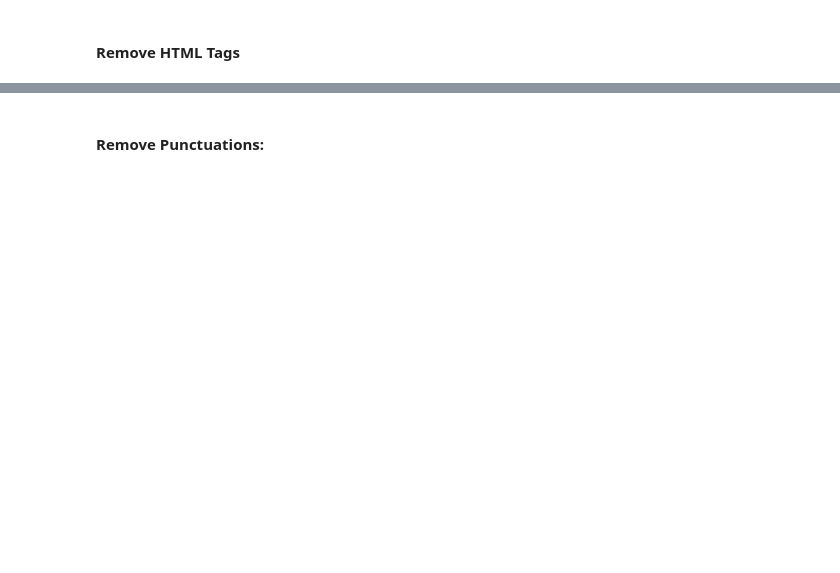
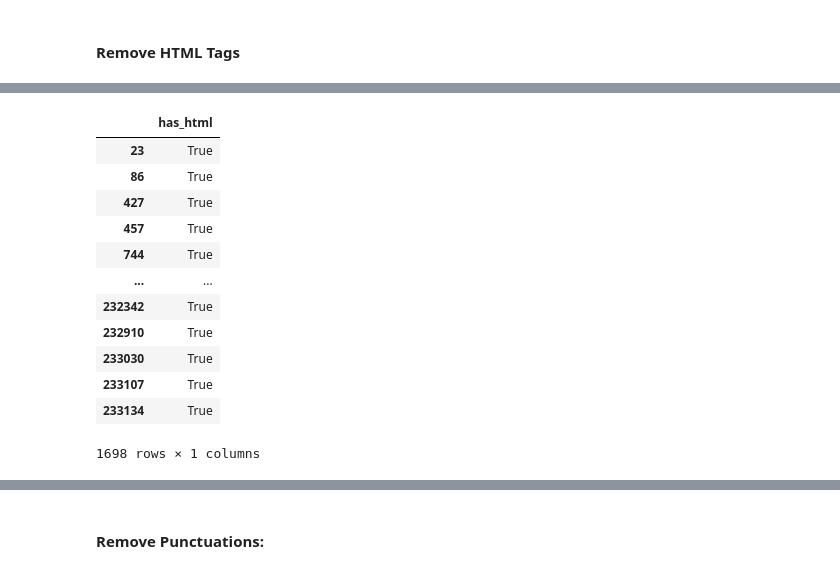
Before and after one commit to joethi/Detect_AIgen_Text, a Jupyter notebook: Scripts/end_to_end_azure_detect_AIgen_text.ipynb, the cells around one changed output, grey strips where cells are left out. Saved outputs shown, nothing was run; the diff lists cells and outputs as text; code cells hidden in the pictures; blank space fills up the shorter version.

```diff
--- a/Scripts/end_to_end_azure_detect_AIgen_text.ipynb
+++ b/Scripts/end_to_end_azure_detect_AIgen_text.ipynb
@@ -217,3 +408,21 @@ df_human_pcs["TEXT"] = df_human_pcs["TEXT"].apply(lambda x : remove_emoji(x))
+# %%
+df_AI_dummy = pd.DataFrame()
+df_AI_dummy["has_html"] = df_AI_pcs["output"].apply(lambda x: contains_html(x))
+df_AI_dummy[df_AI_dummy["has_html"] == True]
+# %% [output]
+|  | has_html |
+| 23 | True |
+| 86 | True |
+| 427 | True |
+| 457 | True |
+| 744 | True |
+| ... | ... |
+| 232342 | True |
+| 232910 | True |
+| 233030 | True |
+| 233107 | True |
+| 233134 | True |
+1698 rows × 1 columns
 # %%
 example = """<div>
 <h1>Real or Fake</h1>
```
Also changed, not shown: parts of 23 cells of this notebook.
